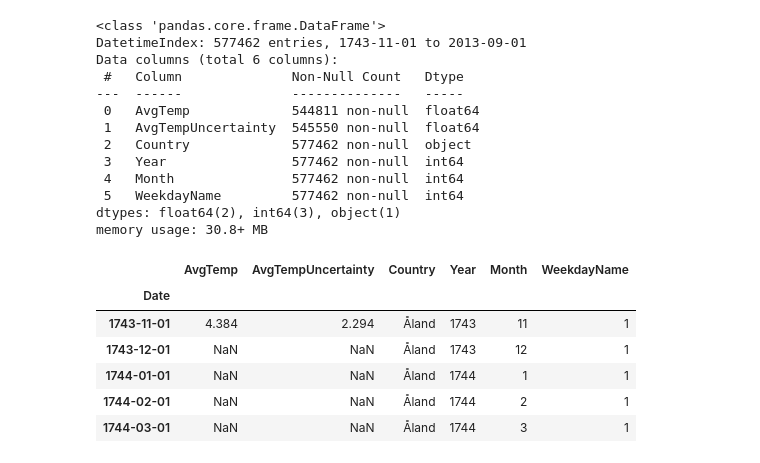
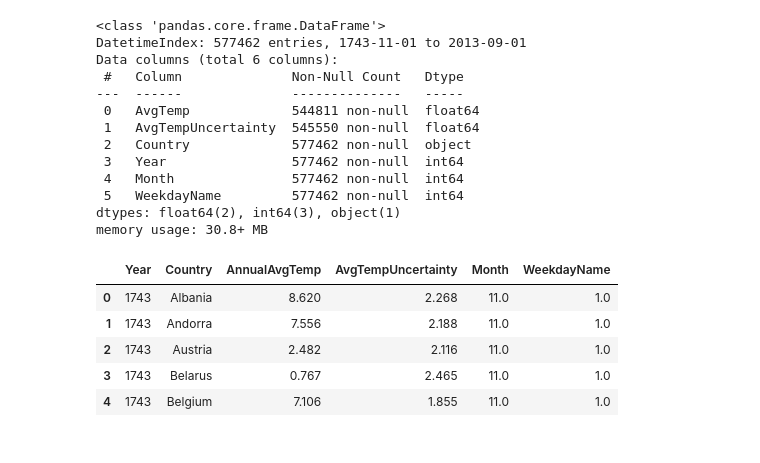
Before and after one commit to remya1805/GlobalWarming, a Jupyter notebook: EDA/EDA_GlobalWarming.ipynb, the cells around one changed output. Drawn from its saved outputs; the diff is of its cells as text; code cells hidden in the pictures.

```diff
--- a/EDA/EDA_GlobalWarming.ipynb
+++ b/EDA/EDA_GlobalWarming.ipynb
@@ -69,13 +69,17 @@ Data columns (total 6 columns):
  5   WeekdayName         577462 non-null  int64
 dtypes: float64(2), int64(3), object(1)
 memory usage: 30.8+ MB
+# %%
+df1.dropna(inplace = True)
+# %%
+# Get yearly average temperature by country
+df_AnnualAvg = df1.groupby(['Year','Country']).mean().rename(columns={'AvgTemp':'AnnualAvgTemp'}).reset_index()
 # %%
-df1.head()
+df_AnnualAvg.head()
 # %% [output]
-|  | AvgTemp | AvgTempUncertainty | Country | Year | Month | WeekdayName |
-| Date |  |  |  |  |  |  |
-| 1743-11-01 | 4.384 | 2.294 | Åland | 1743 | 11 | 1 |
-| 1743-12-01 | NaN | NaN | Åland | 1743 | 12 | 1 |
-| 1744-01-01 | NaN | NaN | Åland | 1744 | 1 | 1 |
-| 1744-02-01 | NaN | NaN | Åland | 1744 | 2 | 1 |
-| 1744-03-01 | NaN | NaN | Åland | 1744 | 3 | 1 |
+|  | Year | Country | AnnualAvgTemp | AvgTempUncertainty | Month | WeekdayName |
+| 0 | 1743 | Albania | 8.620 | 2.268 | 11.0 | 1.0 |
+| 1 | 1743 | Andorra | 7.556 | 2.188 | 11.0 | 1.0 |
+| 2 | 1743 | Austria | 2.482 | 2.116 | 11.0 | 1.0 |
+| 3 | 1743 | Belarus | 0.767 | 2.465 | 11.0 | 1.0 |
+| 4 | 1743 | Belgium | 7.106 | 1.855 | 11.0 | 1.0 |
```
Also changed, not shown: parts of 5 cells of this notebook.
